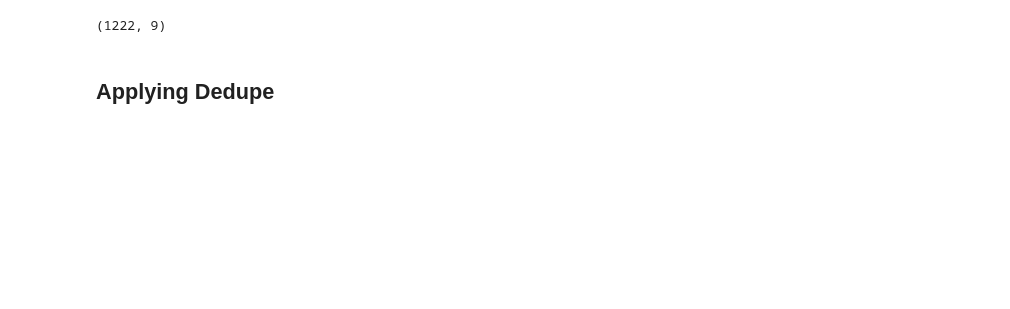
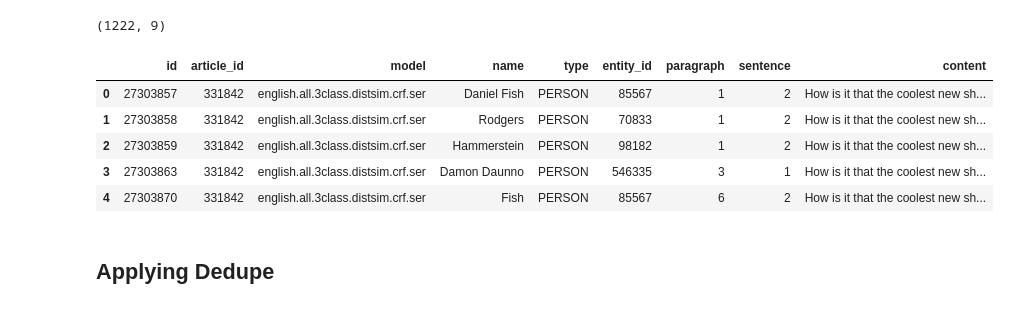
Before and after one commit to TeeanRonson/EntityResolution, a Jupyter notebook: EntityResolutionModel1.ipynb, the cells around one changed output. Saved outputs shown, nothing was run; the diff lists cells and outputs as text; code cells hidden in the pictures; blank space fills up the shorter version.

```diff
--- a/EntityResolutionModel1.ipynb
+++ b/EntityResolutionModel1.ipynb
@@ -428,6 +432,15 @@ print(entity_people.shape)
 (1222, 9)
 # %%
 people_articles = pd.read_csv("/Users/Rong/Documents/USF/EntityResolution/Model1/people_articles.csv")
+
+people_articles.head()
+# %% [output]
+|  | id | article_id | model | name | type | entity_id | paragraph | sentence | content |
+| 0 | 27303857 | 331842 | english.all.3class.distsim.crf.ser | Daniel Fish | PERSON | 85567 | 1 | 2 | How is it that the coolest new sh... |
+| 1 | 27303858 | 331842 | english.all.3class.distsim.crf.ser | Rodgers | PERSON | 70833 | 1 | 2 | How is it that the coolest new sh... |
+| 2 | 27303859 | 331842 | english.all.3class.distsim.crf.ser | Hammerstein | PERSON | 98182 | 1 | 2 | How is it that the coolest new sh... |
+| 3 | 27303863 | 331842 | english.all.3class.distsim.crf.ser | Damon Daunno | PERSON | 546335 | 3 | 1 | How is it that the coolest new sh... |
+| 4 | 27303870 | 331842 | english.all.3class.distsim.crf.ser | Fish | PERSON | 85567 | 6 | 2 | How is it that the coolest new sh... |
 # %% [markdown]
 ## Applying Dedupe
 # %%
```
Also changed, not shown: parts of 6 cells of this notebook, 6 other files.
